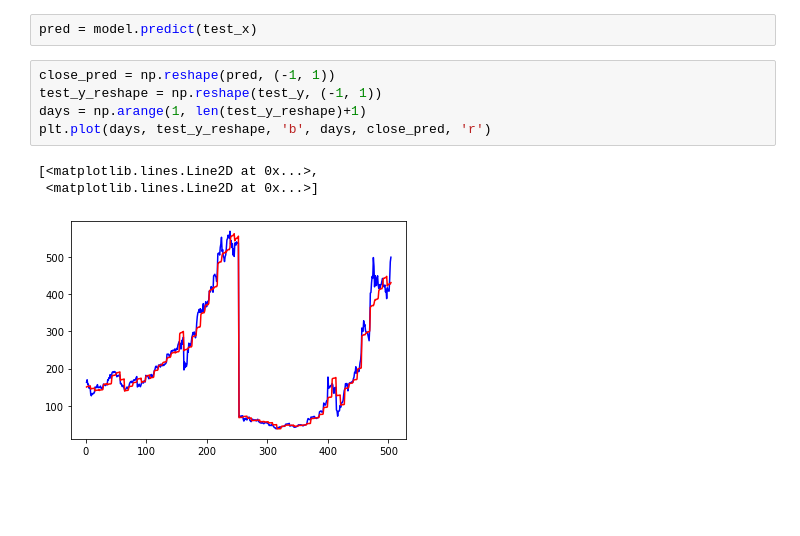
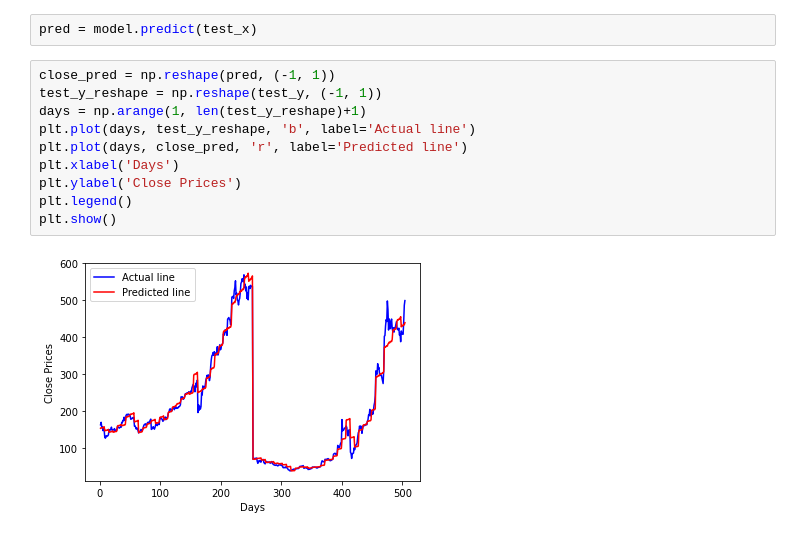
Before and after one commit to ENEmyr/autotrading, a Jupyter notebook: tdnn_model.ipynb, the cells around one changed output. Saved outputs shown, nothing was run; the diff lists cells and outputs as text; blank space fills up the shorter version.

```diff
--- a/tdnn_model.ipynb
+++ b/tdnn_model.ipynb
@@ -90,12 +94,15 @@ pred = model.predict(test_x)
 # %%
 close_pred = np.reshape(pred, (-1, 1))
 test_y_reshape = np.reshape(test_y, (-1, 1))
 days = np.arange(1, len(test_y_reshape)+1)
-plt.plot(days, test_y_reshape, 'b', days, close_pred, 'r')
+plt.plot(days, test_y_reshape, 'b', label='Actual line')
+plt.plot(days, close_pred, 'r', label='Predicted line')
+plt.xlabel('Days')
+plt.ylabel('Close Prices')
+plt.legend()
+plt.show()
 # %% [output]
-[<matplotlib.lines.Line2D at 0x...>,
- <matplotlib.lines.Line2D at 0x...>]
-[figure, old version]
+[figure, new version]
 # %%
 pred = model.predict(train_x[:30, :, :, :])
 close_pred = np.reshape(pred, (-1, 1))
```
Also changed, not shown: parts of 7 cells of this notebook, 4 other files.
